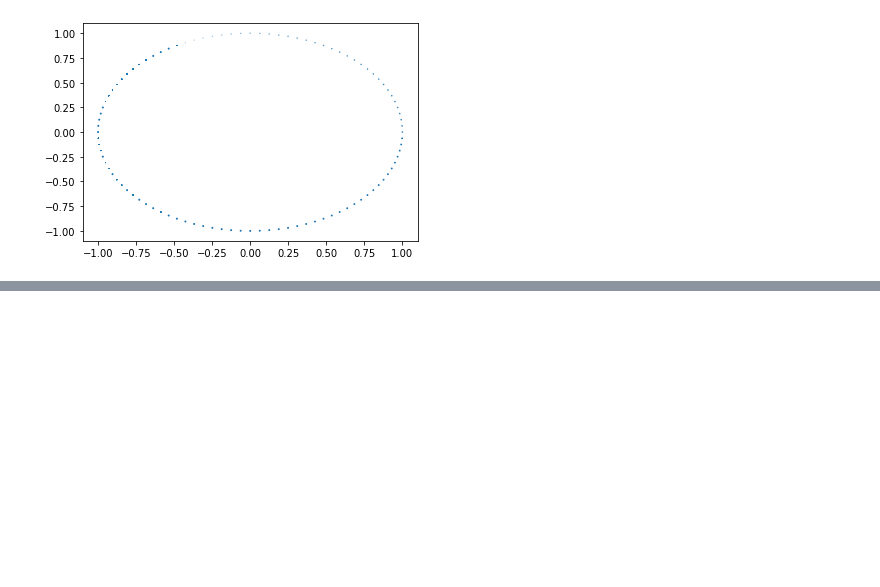
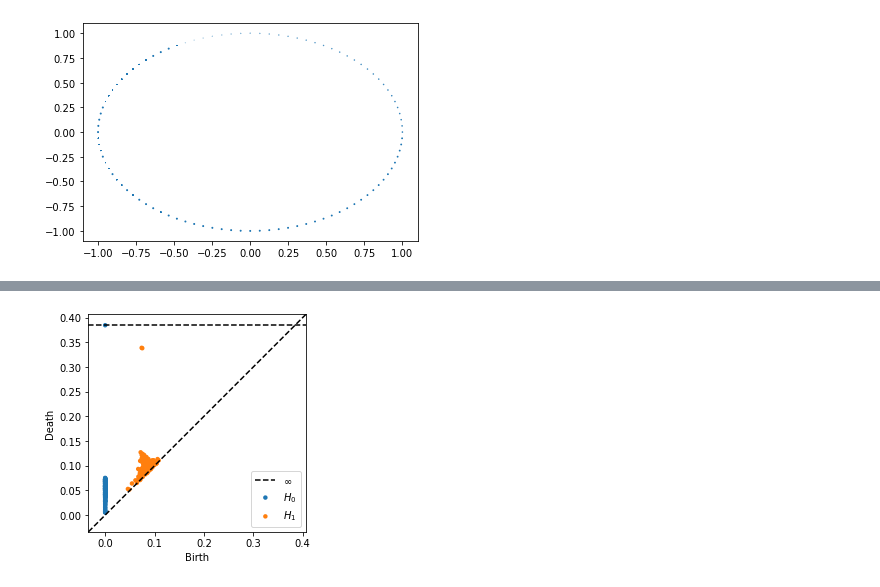
Before and after one commit to edoput/topological-data-analysis, a Jupyter notebook: circular coordinates.ipynb, the cells around one changed output, grey strips where cells are left out. Cells and saved outputs as stored; diff of their text form; code cells hidden in the pictures; blank space fills up the shorter version.

```diff
--- a/circular coordinates.ipynb
+++ b/circular coordinates.ipynb
@@ -297,0 +400,7 @@ result = ripser()
+# %%
+%%space flat-torus
+
+flat_torus_result = ripser(distances, distance_matrix=True, do_cocycles=True)
+plot_diagrams(flat_torus_result['dgms'])
+# %% [output]
+[figure, added]
```
Also changed, not shown: parts of 15 cells of this notebook.
